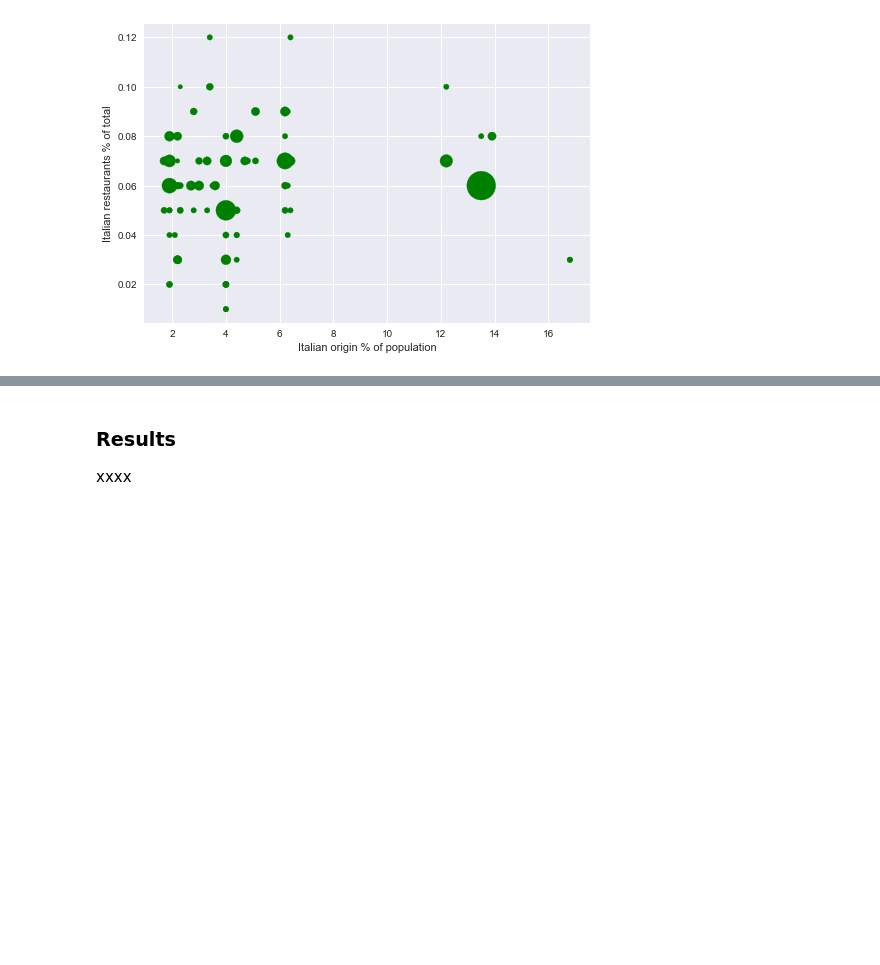
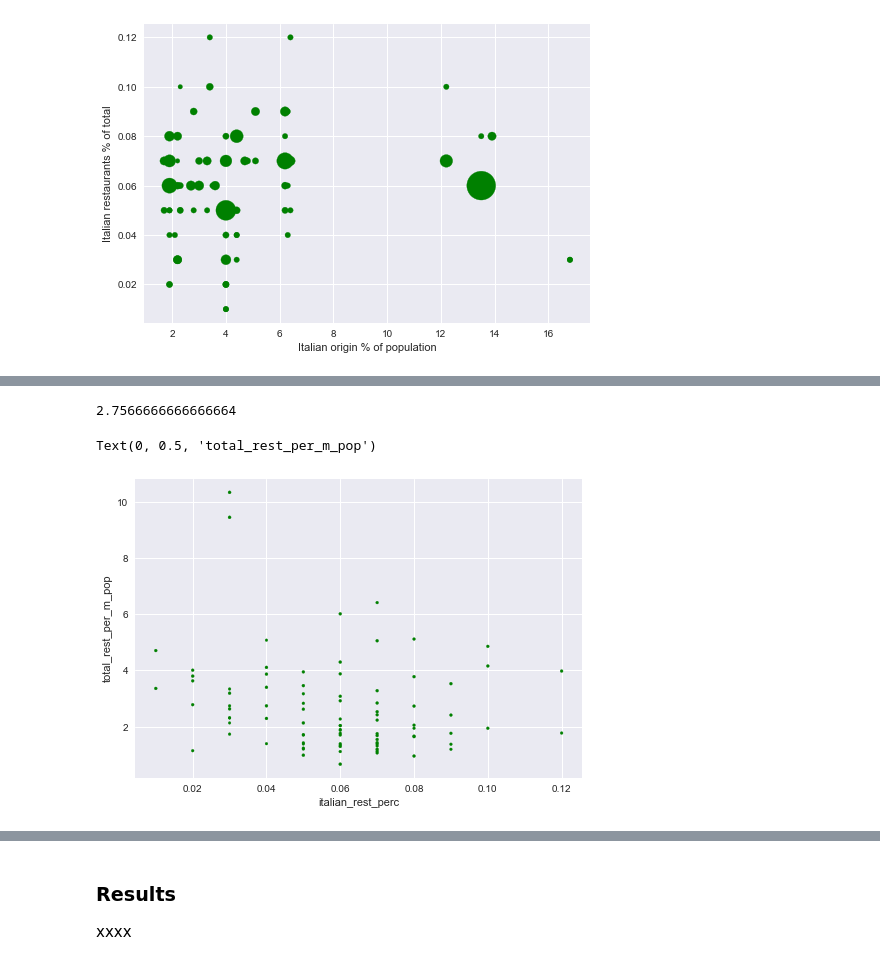
Before and after one commit to idejuan/data_science, a Jupyter notebook: Final_Project_DSPC_w02.ipynb, the cells around one changed output, grey strips where cells are left out. Saved outputs shown, nothing was run; the diff lists cells and outputs as text; code cells hidden in the pictures; blank space fills up the shorter version.

```diff
--- a/Final_Project_DSPC_w02.ipynb
+++ b/Final_Project_DSPC_w02.ipynb
@@ -738,0 +817,14 @@ df_cities[['City','italian_rest_perc','Italian origin','Population']]
+# %%
+df_cities['Rating'][0]**1/3
+# %% [output]
+2.7566666666666664
+# %%
+df_cities['bubble_rating'] = df_cities['Rating']
+ax6 = plt.scatter(x='italian_rest_perc',
+                      y='total_rest_per_m_pop',s = 'bubble_rating',
+                      c='Green', data=df_cities)
+plt.xlabel("italian_rest_perc")
+plt.ylabel("total_rest_per_m_pop")
+# %% [output]
+Text(0, 0.5, 'total_rest_per_m_pop')
+[figure, added]
```
Also changed, not shown: parts of 8 cells of this notebook.
